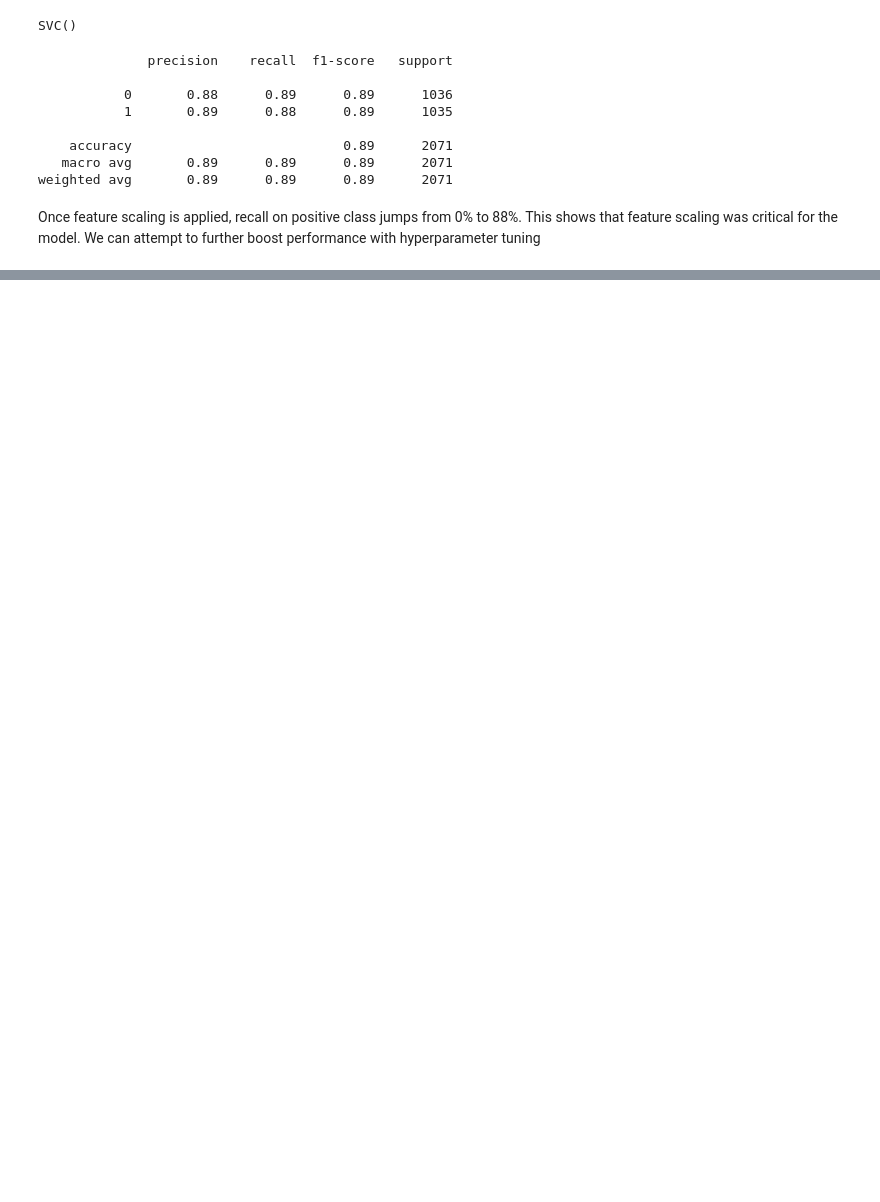
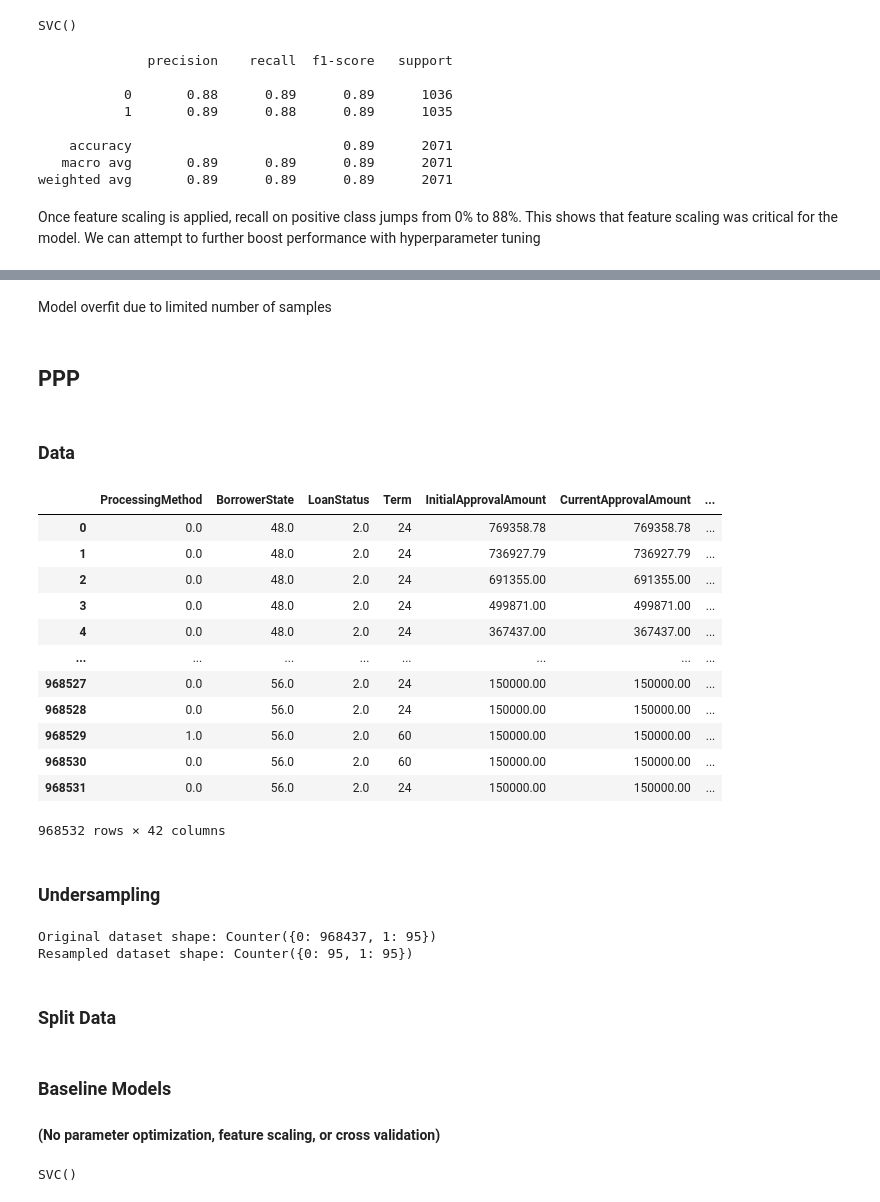
Before and after one commit to calebhadley1/DX799-capstone, a Jupyter notebook: Week5.ipynb, the cells around one changed output, grey strips where cells are left out. Drawn from its saved outputs; the diff is of its cells as text; code cells hidden in the pictures; blank space fills up the shorter version.

```diff
--- a/Week5.ipynb
+++ b/Week5.ipynb
@@ -204,0 +418,4 @@ display(top_5_svc_scaled_recall_optuna_results)
+# %% [markdown]
+Model overfit due to limited number of samples
+# %% [markdown]
+## PPP
@@ -204,0 +425,38 @@ display(top_5_svc_scaled_recall_optuna_results)
+# %% [markdown]
+### Data
+# %%
+# Import IBM dataset
+df = pd.read_csv('C:/Users/caleb/Projects/BU Spring 2026/Module-B-semester-2/Milestone 3 EDA/ppp_cleaned.csv')
+df
+# %% [output]
+|  | ProcessingMethod | BorrowerState | LoanStatus | Term | InitialApprovalAmount | CurrentApprovalAmount | ... |
+| 0 | 0.0 | 48.0 | 2.0 | 24 | 769358.78 | 769358.78 | ... |
+| 1 | 0.0 | 48.0 | 2.0 | 24 | 736927.79 | 736927.79 | ... |
+| 2 | 0.0 | 48.0 | 2.0 | 24 | 691355.00 | 691355.00 | ... |
+| 3 | 0.0 | 48.0 | 2.0 | 24 | 499871.00 | 499871.00 | ... |
+| 4 | 0.0 | 48.0 | 2.0 | 24 | 367437.00 | 367437.00 | ... |
+| ... | ... | ... | ... | ... | ... | ... | ... |
+| 968527 | 0.0 | 56.0 | 2.0 | 24 | 150000.00 | 150000.00 | ... |
+| 968528 | 0.0 | 56.0 | 2.0 | 24 | 150000.00 | 150000.00 | ... |
+| 968529 | 1.0 | 56.0 | 2.0 | 60 | 150000.00 | 150000.00 | ... |
+| 968530 | 0.0 | 56.0 | 2.0 | 60 | 150000.00 | 150000.00 | ... |
+| 968531 | 0.0 | 56.0 | 2.0 | 24 | 150000.00 | 150000.00 | ... |
+968532 rows × 42 columns
+# %% [markdown]
+### Undersampling
+# %%
+from collections import Counter
+
+
+X = df.drop(columns='Fraud')
+y = df['Fraud']
+print("Original dataset shape:", Counter(y))
+rus = RandomUnderSampler(random_state=42)
+X_resampled, y_resampled = rus.fit_resample(X, y)
+
+print("Resampled dataset shape:", Counter(y_resampled))
+# %% [output]
+Original dataset shape: Counter({0: 968437, 1: 95})
+Resampled dataset shape: Counter({0: 95, 1: 95})
+# %% [markdown]
+### Split Data
@@ -204,0 +470,3 @@ display(top_5_svc_scaled_recall_optuna_results)
+# %% [markdown]
+### Baseline Models
+#### (No parameter optimization, feature scaling, or cross validation)
@@ -204,0 +478,4 @@ display(top_5_svc_scaled_recall_optuna_results)
+# %%
+model.fit(X_train, y_train)
+# %% [output]
+SVC()
```
Also changed, not shown: parts of 52 cells of this notebook.
